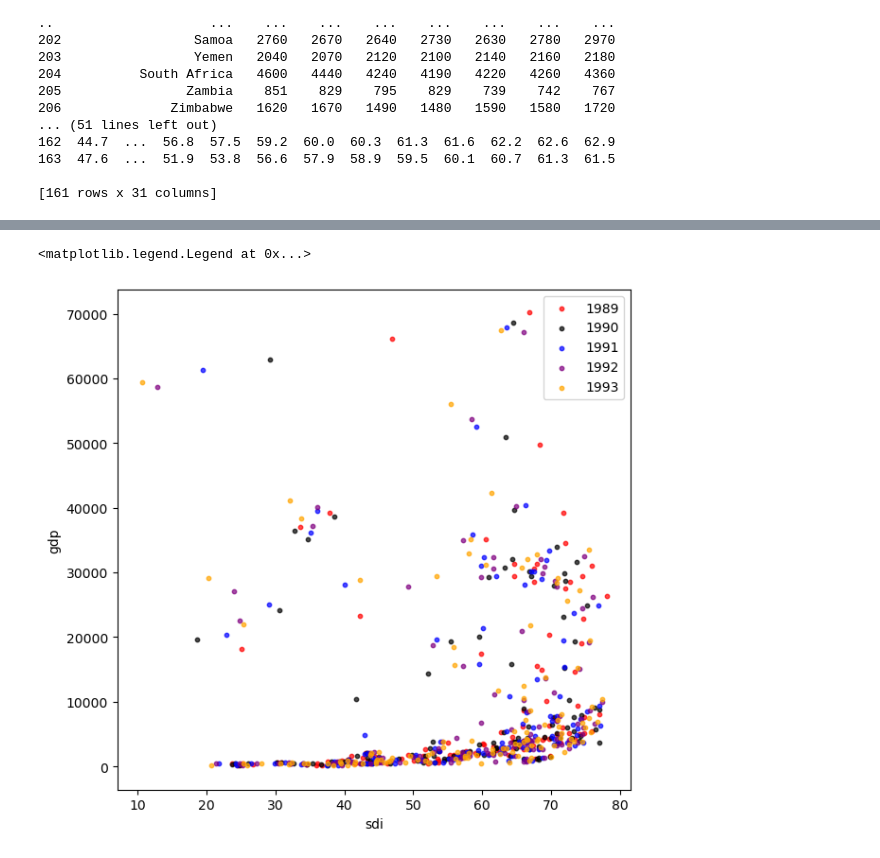
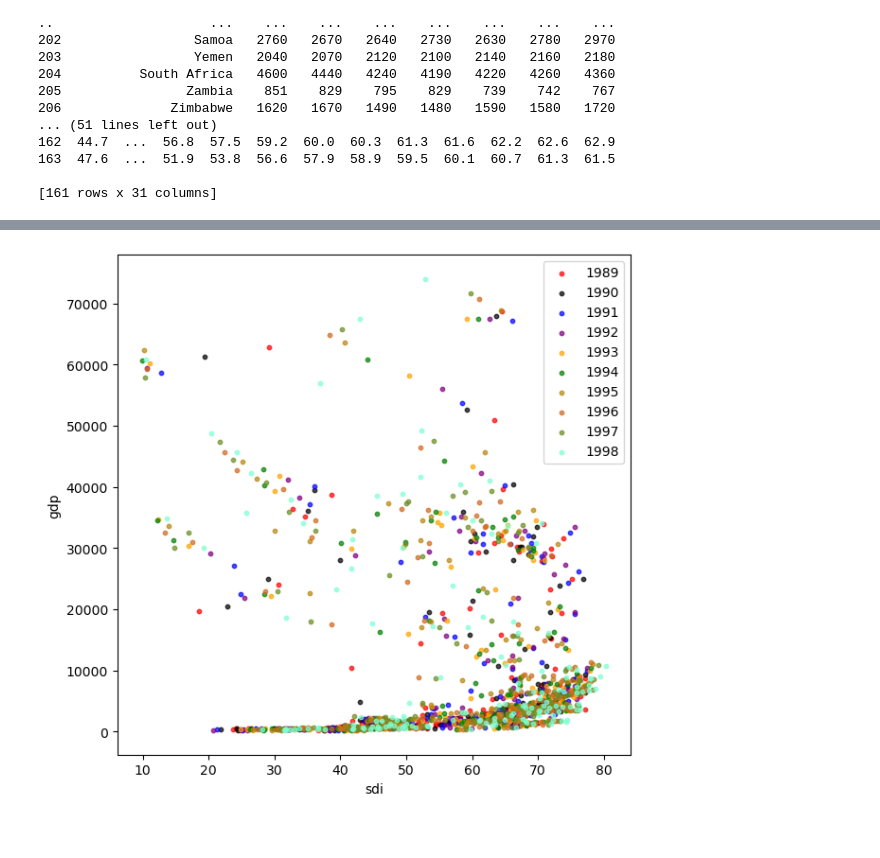
Before and after one commit to Thomas-French/Project-6-gapminder, a Jupyter notebook: Project6.ipynb, the cells around one changed output, grey strips where cells are left out. Cells and saved outputs as stored; diff of their text form; code cells hidden in the pictures.

```diff
--- a/Project6.ipynb
+++ b/Project6.ipynb
@@ -165,7 +165,7 @@ print(df)
 
 [161 rows x 31 columns]
 # %%
-NumberofRows=4
+NumberofRows=5
 
 
 years=list(df.columns)
@@ -181,7 +181,7 @@ i=1989
 r=0
 yrs=(len(years))
 
-yrs=28
+yrs=30
 
 noc=yrs/NumberofRows
 print(noc)
@@ -211,4 +211,5 @@ for h in range(0,int(yrs)):
     c+=1
     i+=1
     count+=1
+plt.savefig("allyears.png")
 # %% [output]
@@ -217,32 +218,33 @@ for h in range(0,int(yrs)):
 # %%
 colors=["red","black","blue",'purple','orange','green','darkgoldenrod'
         ,'chocolate','olivedrab','aquamarine','mediumorchid','deepskyblue']
 
 fig, ax = plt.subplots(1,1,figsize=(7,7), dpi=100)
 years=list(df.columns)
 years.remove('country')
 #print(years)
 
 #df=df.fillna(0)
 dfgdp = dfgdp.replace(0, np.nan)
+m=1
 
-
-for h in range(0,5):
+for h in range(m,m+10):
     #x = df[years[h]]
     #y = dfgdp[years[h]]
 
     #plt.np.polyfit(np.log(x.iloc[1,:]), y.iloc[1,:], 2)
-    ax.scatter(x=df[years[h]],y=dfgdp[years[h]],color=colors[h],s=10,alpha=.7)
+    ax.scatter(x=df[years[h]],y=dfgdp[years[h]],color=colors[h-m],s=10,alpha=.7)
     ax.set_ylabel("gdp")
     ax.set_xlabel("sdi")
-plt.legend(years)
+plt.legend(years[m-1:m+10])
+plt.savefig("all.png")
+
     #m,b = np.polyfit(df[years[h]], dfgdp[years[h]], 1)
     #x_fit = np.arange(0,100,30)
     #y_fit=(m*x_fit)+b
     #ax.plot(x_fit,y_fit,color=colors[h],alpha=.8,linewidth=1)
 
 
     #dfgdp.corr()
 # %% [output]
-<matplotlib.legend.Legend at 0x...>
-[figure, old version]
+[figure, new version]
```
Also changed, not shown: parts of 7 cells of this notebook, 10 other files.
